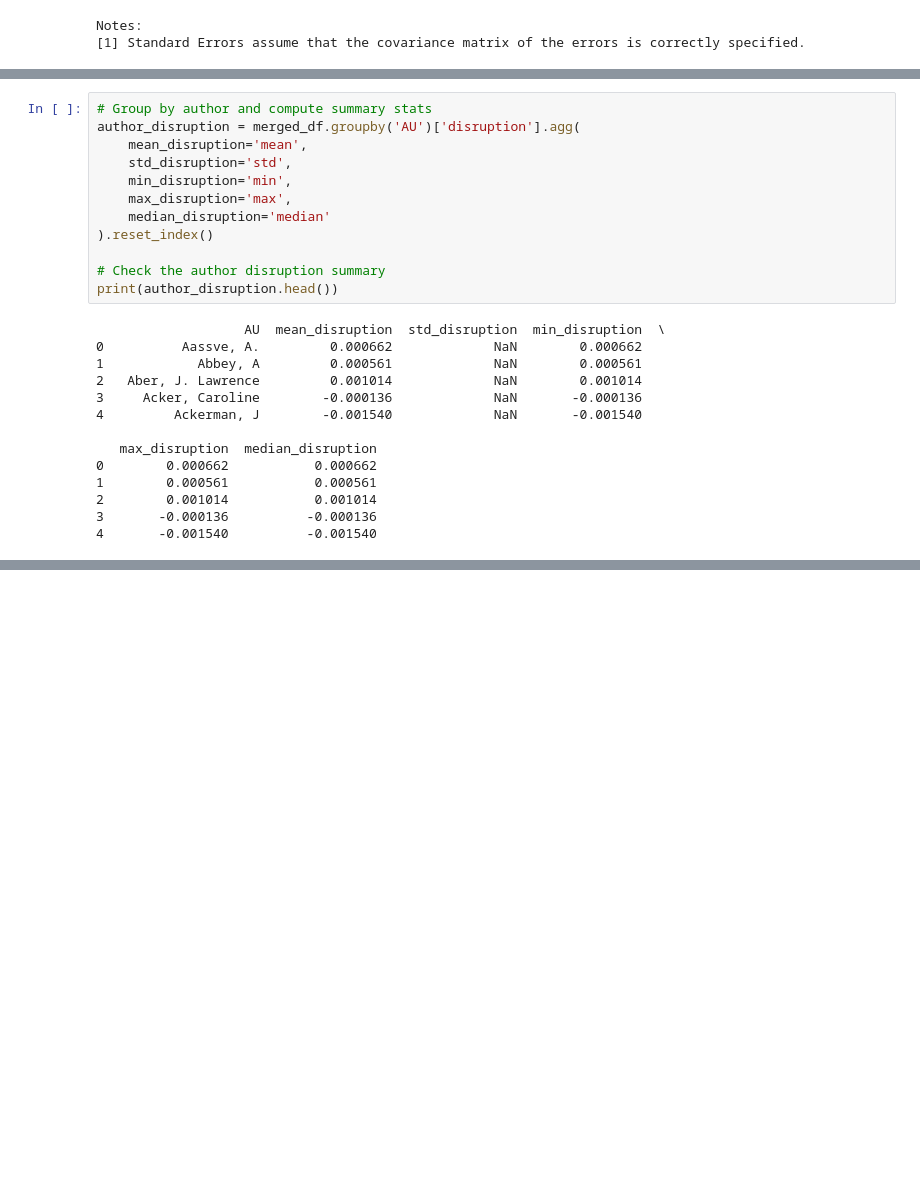
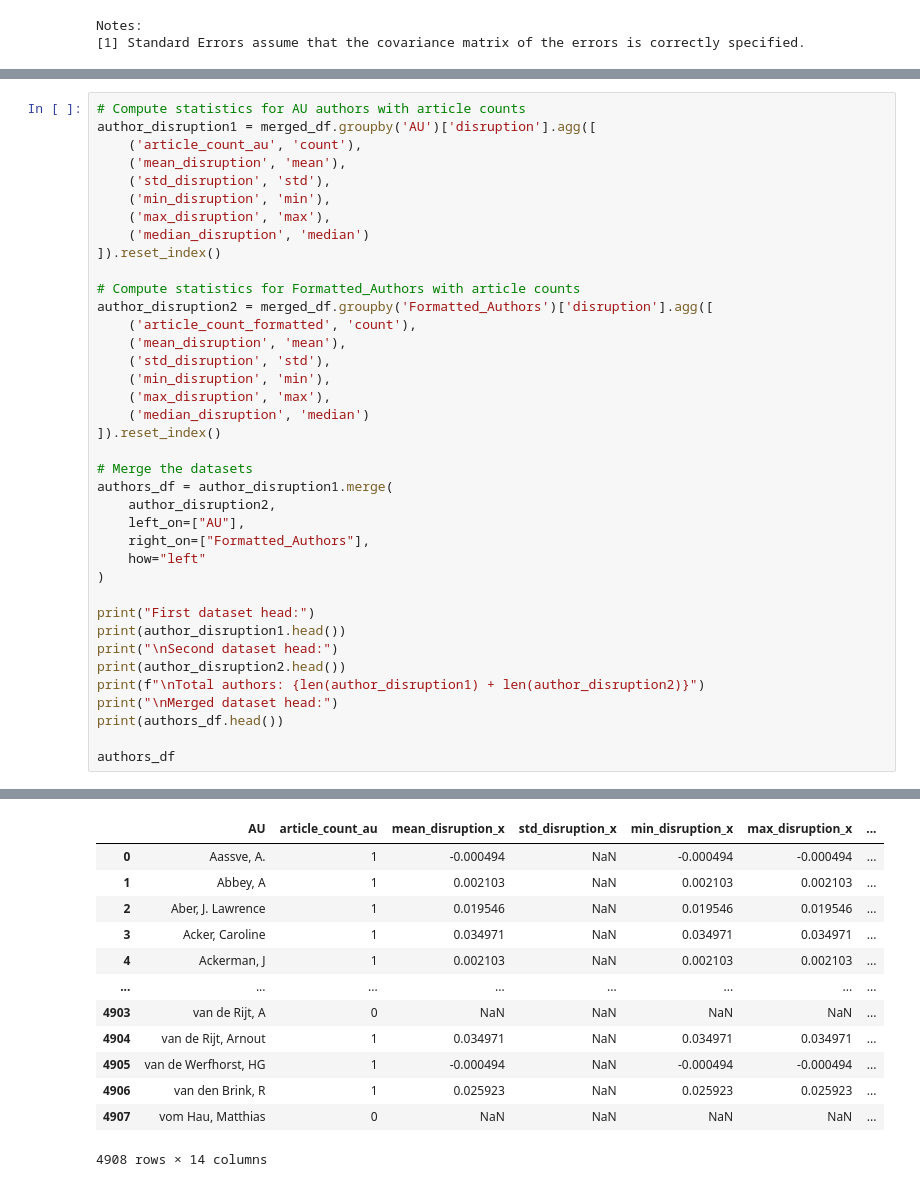
Before and after one commit to akshue27/acknowledgements, a Jupyter notebook: attemptedmerge.ipynb, the cells around one changed output, grey strips where cells are left out. Drawn from its saved outputs; the diff is of its cells as text; blank space fills up the shorter version.

```diff
--- a/attemptedmerge.ipynb
+++ b/attemptedmerge.ipynb
@@ -1231,26 +1303,39 @@ merged_df = merged_df.explode('AU').reset_index(drop=True)
-# %%
-# Group by author and compute summary stats
-author_disruption = merged_df.groupby('AU')['disruption'].agg(
-    mean_disruption='mean',
-    std_disruption='std',
-    min_disruption='min',
-    max_disruption='max',
-    median_disruption='median'
-).reset_index()
-
-# Check the author disruption summary
-print(author_disruption.head())
-# %% [output]
-                   AU  mean_disruption  std_disruption  min_disruption  \
-0          Aassve, A.         0.000662             NaN        0.000662
-1            Abbey, A         0.000561             NaN        0.000561
-2   Aber, J. Lawrence         0.001014             NaN        0.001014
-3     Acker, Caroline        -0.000136             NaN       -0.000136
-4         Ackerman, J        -0.001540             NaN       -0.001540
-
-   max_disruption  median_disruption
-0        0.000662           0.000662
-1        0.000561           0.000561
-2        0.001014           0.001014
-3       -0.000136          -0.000136
-4       -0.001540          -0.001540
+# %%
+# Compute statistics for AU authors with article counts
+author_disruption1 = merged_df.groupby('AU')['disruption'].agg([
+    ('article_count_au', 'count'),
+    ('mean_disruption', 'mean'),
+    ('std_disruption', 'std'),
+    ('min_disruption', 'min'),
+    ('max_disruption', 'max'),
+    ('median_disruption', 'median')
+]).reset_index()
+
+# Compute statistics for Formatted_Authors with article counts
+author_disruption2 = merged_df.groupby('Formatted_Authors')['disruption'].agg([
+    ('article_count_formatted', 'count'),
+    ('mean_disruption', 'mean'),
+    ('std_disruption', 'std'),
+    ('min_disruption', 'min'),
+    ('max_disruption', 'max'),
+    ('median_disruption', 'median')
+]).reset_index()
+
+# Merge the datasets
+authors_df = author_disruption1.merge(
+    author_disruption2,
+    left_on=["AU"],
+    right_on=["Formatted_Authors"],
+    how="left"
+)
+
+print("First dataset head:")
+print(author_disruption1.head())
+print("\nSecond dataset head:")
+print(author_disruption2.head())
+print(f"\nTotal authors: {len(author_disruption1) + len(author_disruption2)}")
+print("\nMerged dataset head:")
+print(authors_df.head())
+
+authors_df
+# %% [output]
@@ -1257,2 +1359,15 @@ print(author_disruption.head())
+|  | AU | article_count_au | mean_disruption_x | std_disruption_x | min_disruption_x | max_disruption_x | ... |
+| 0 | Aassve, A. | 1 | -0.000494 | NaN | -0.000494 | -0.000494 | ... |
+| 1 | Abbey, A | 1 | 0.002103 | NaN | 0.002103 | 0.002103 | ... |
+| 2 | Aber, J. Lawrence | 1 | 0.019546 | NaN | 0.019546 | 0.019546 | ... |
+| 3 | Acker, Caroline | 1 | 0.034971 | NaN | 0.034971 | 0.034971 | ... |
+| 4 | Ackerman, J | 1 | 0.002103 | NaN | 0.002103 | 0.002103 | ... |
+| ... | ... | ... | ... | ... | ... | ... | ... |
+| 4903 | van de Rijt, A | 0 | NaN | NaN | NaN | NaN | ... |
+| 4904 | van de Rijt, Arnout | 1 | 0.034971 | NaN | 0.034971 | 0.034971 | ... |
+| 4905 | van de Werfhorst, HG | 1 | -0.000494 | NaN | -0.000494 | -0.000494 | ... |
+| 4906 | van den Brink, R | 1 | 0.025923 | NaN | 0.025923 | 0.025923 | ... |
+| 4907 | vom Hau, Matthias | 0 | NaN | NaN | NaN | NaN | ... |
+4908 rows × 14 columns
 # %%
 # Calculate z-scores
```
Also changed, not shown: parts of 15 cells of this notebook, 1 other file.
